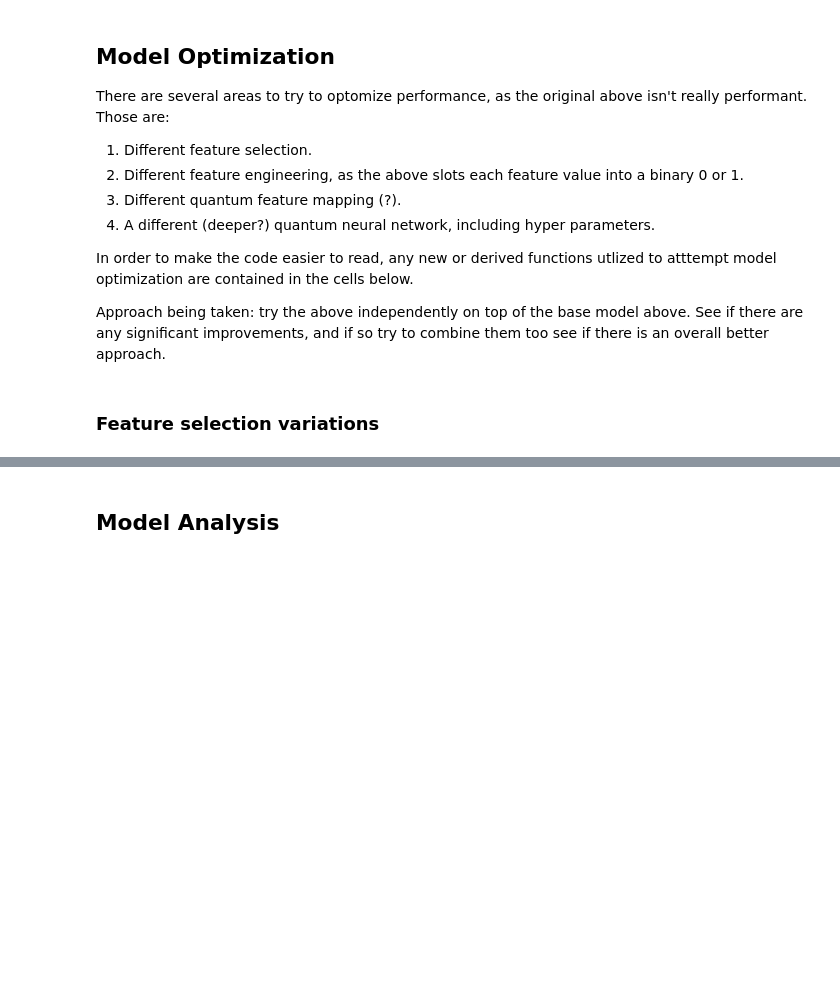
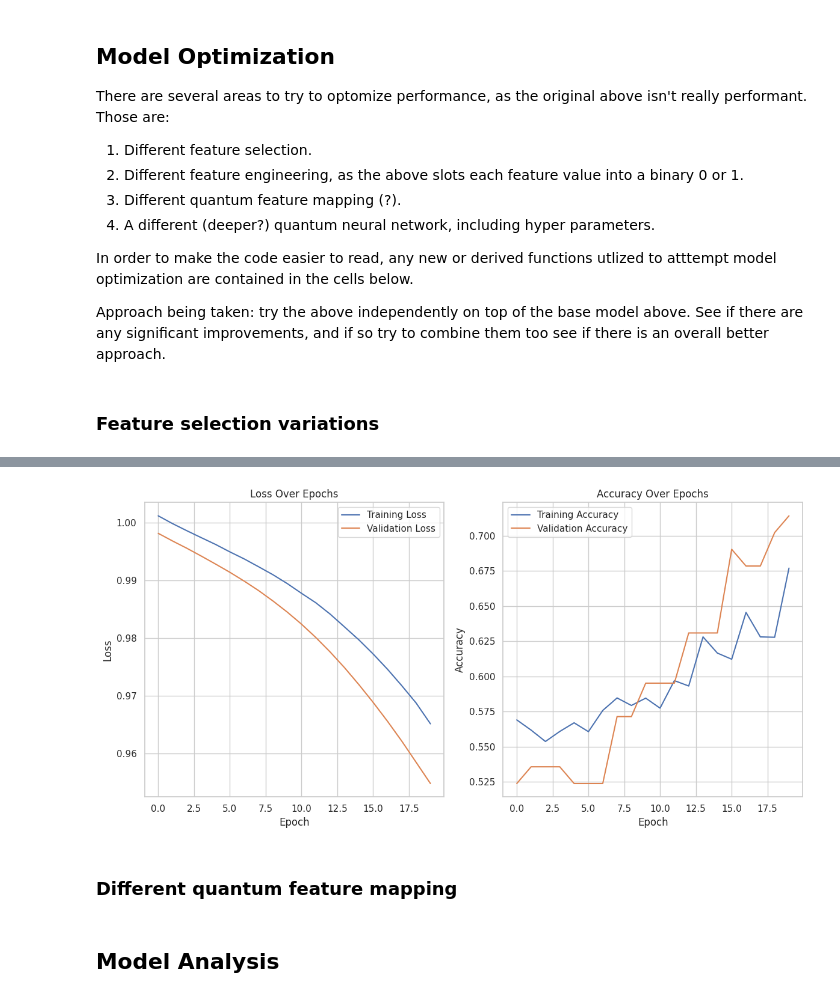
Before and after one commit to mpurkeypile-usd/AAI590-Final_Project, a Jupyter notebook: AAI590_Final_Project_MPurkeypile.ipynb, the cells around one changed output, grey strips where cells are left out. Cells and saved outputs as stored; diff of their text form; code cells hidden in the pictures; blank space fills up the shorter version.

Commit message:
Adding in a second model

```diff
--- a/AAI590_Final_Project_MPurkeypile.ipynb
+++ b/AAI590_Final_Project_MPurkeypile.ipynb
@@ -732,6 +732,11 @@ There are several areas to try to optomize performance, as the original above is
 ### Feature selection variations
 # %%
 VERBOSE = 0    # Keep the output compact- plenty of debug info above
+
+# the best at 16 was %57 accuracy on SE_FEATURES
+# best at 32 was 62% on WORST_FEATURES (without trying SEEM_DIFFERENT_FEATURES)
+# best at 64 was 63% on WORST_FEATURES (without trying SEEM_DIFFERENT_FEATURES)
+BATCH_SIZE = 128
 
 #####################################################
 # TODO: See what others have selected and try those #
@@ -849,0 +882,19 @@ Final test accuracy: 0.4279
+# %%
+def compile_model_bravo(feature_column_names = MEAN_FEATURES, debug = False):
+  model, model_circuit, model_readout = build_model_bravo(len(MEAN_FEATURES))
+  model.compile(
+    loss=tf.keras.losses.Hinge(),
+    optimizer=tf.keras.optimizers.Adam(),
+    metrics=[hinge_accuracy]
+  )
+
+  if debug:
+    print("Circuit:")
+    print(model_circuit)
+    print()
+    print("Readout Qubit:")
+    print(model_readout)
+    print()
+    print(model.summary())
+
+  return model
@@ -850,3 +988,9 @@ Final test accuracy: 0.4279
+# %%
+plot_loss_and_accuracy(qnn_hist)
+# %% [output]
+[figure, added]
+# %% [markdown]
+### Different quantum feature mapping
 # %% [markdown]
 ## Model Analysis
 # %% [markdown]
```
Also changed, not shown: parts of 10 cells of this notebook.
